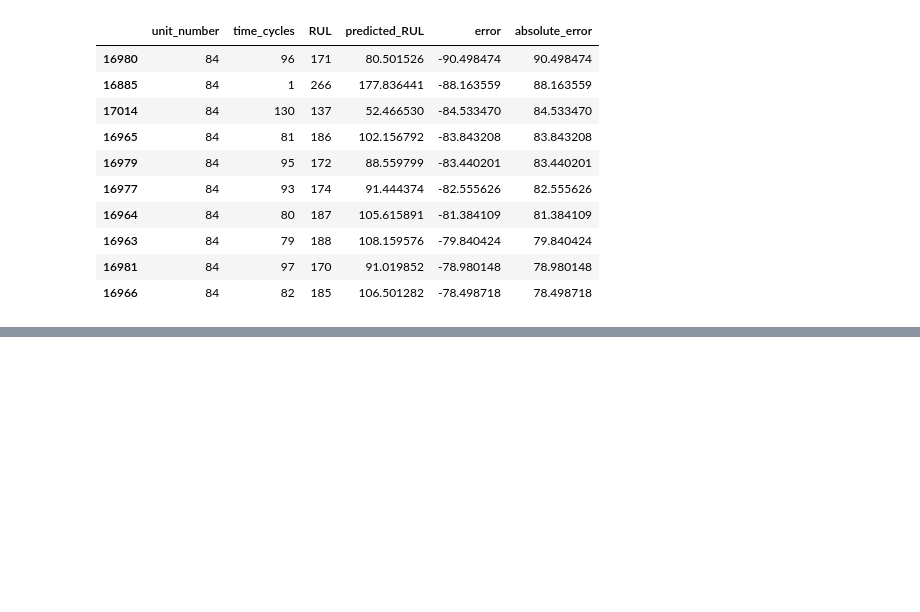
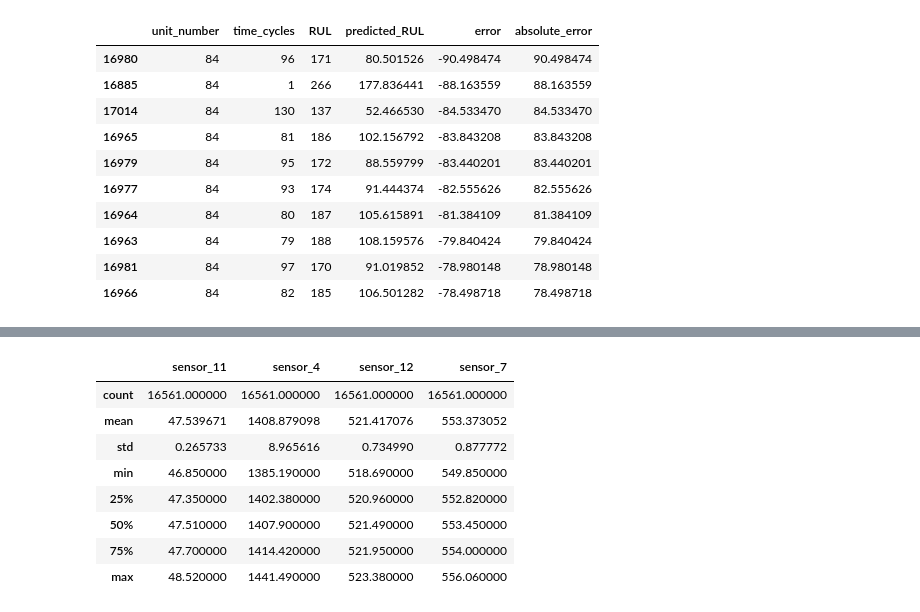
Before and after one commit to Sohilaeldally/PMPS, a Jupyter notebook: notebooks/03_baseline_modeling.ipynb, the cells around one changed output, grey strips where cells are left out. Saved outputs shown, nothing was run; the diff lists cells and outputs as text; code cells hidden in the pictures; blank space fills up the shorter version.

```diff
--- a/notebooks/03_baseline_modeling.ipynb
+++ b/notebooks/03_baseline_modeling.ipynb
@@ -603,0 +684,23 @@ rolling_slope_error_analysis.sort_values(
+# %%
+normal_engines = train_rolling_data[
+    train_rolling_data["unit_number"] != 84
+]
+
+normal_engines[
+    [
+        "sensor_11",
+        "sensor_4",
+        "sensor_12",
+        "sensor_7"
+    ]
+].describe()
+# %% [output]
+|  | sensor_11 | sensor_4 | sensor_12 | sensor_7 |
+| count | 16561.000000 | 16561.000000 | 16561.000000 | 16561.000000 |
+| mean | 47.539671 | 1408.879098 | 521.417076 | 553.373052 |
+| std | 0.265733 | 8.965616 | 0.734990 | 0.877772 |
+| min | 46.850000 | 1385.190000 | 518.690000 | 549.850000 |
+| 25% | 47.350000 | 1402.380000 | 520.960000 | 552.820000 |
+| 50% | 47.510000 | 1407.900000 | 521.490000 | 553.450000 |
+| 75% | 47.700000 | 1414.420000 | 521.950000 | 554.000000 |
+| max | 48.520000 | 1441.490000 | 523.380000 | 556.060000 |
```
Also changed, not shown: parts of 16 cells of this notebook.
